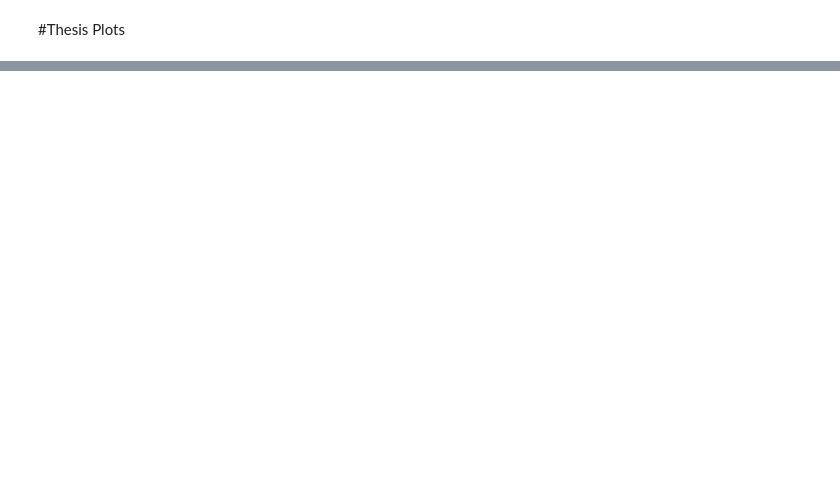
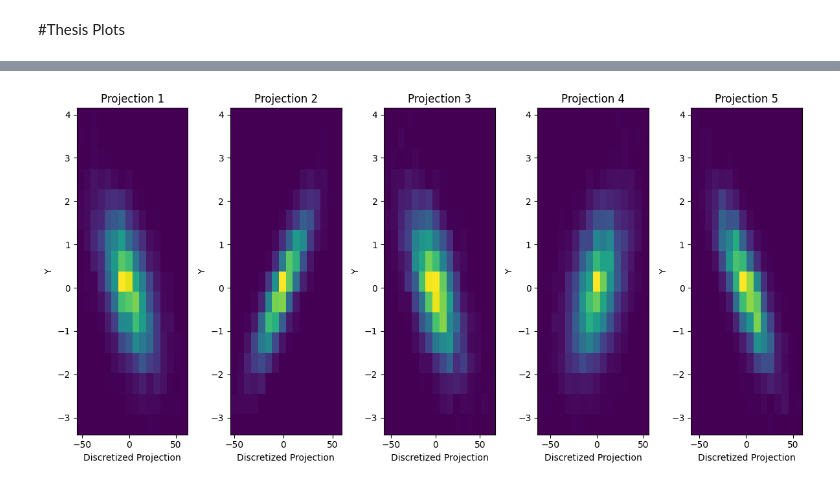
Before and after one commit to aidaLabDEI/LEIT-motifs, a Jupyter notebook: Thesis_Plots.ipynb, the cells around one changed output, grey strips where cells are left out. Drawn from its saved outputs; the diff is of its cells as text; code cells hidden in the pictures; blank space fills up the shorter version.

```diff
--- a/Thesis_Plots.ipynb
+++ b/Thesis_Plots.ipynb
@@ -199,0 +252,36 @@ plt.show()
+# %%
+import numpy as np
+import matplotlib.pyplot as plt
+
+def discretized_random_projection(data, n_projections, grid_size):
+    # Generate random projection vectors
+    projections = np.random.randn(n_projections, 3)
+    projections /= np.linalg.norm(projections, axis=1)[:, np.newaxis]
+
+    # Project data
+    projected = np.dot(data, projections.T)
+
+    # Discretize
+    discretized = np.floor(projected * grid_size).astype(int)
+
+    return discretized
+
+# Example usage
+data = np.random.randn(4000, 3)  # Generate some random 2D data
+grid_size = 16
+n_projections = 5
+
+discretized = discretized_random_projection(data, n_projections, grid_size)
+
+# Visualize
+fig, axes = plt.subplots(1, n_projections, figsize=(12, 6))
+for i in range(n_projections):
+    axes[i].hist2d(discretized[:, i], data[:, 1], bins=(grid_size, grid_size))
+    axes[i].set_title(f'Projection {i+1}')
+    axes[i].set_xlabel('Discretized Projection')
+    axes[i].set_ylabel('Y')
+
+plt.tight_layout()
+plt.show()
+# %% [output]
+[figure, added]
```
Also changed, not shown: parts of 9 cells of this notebook.
